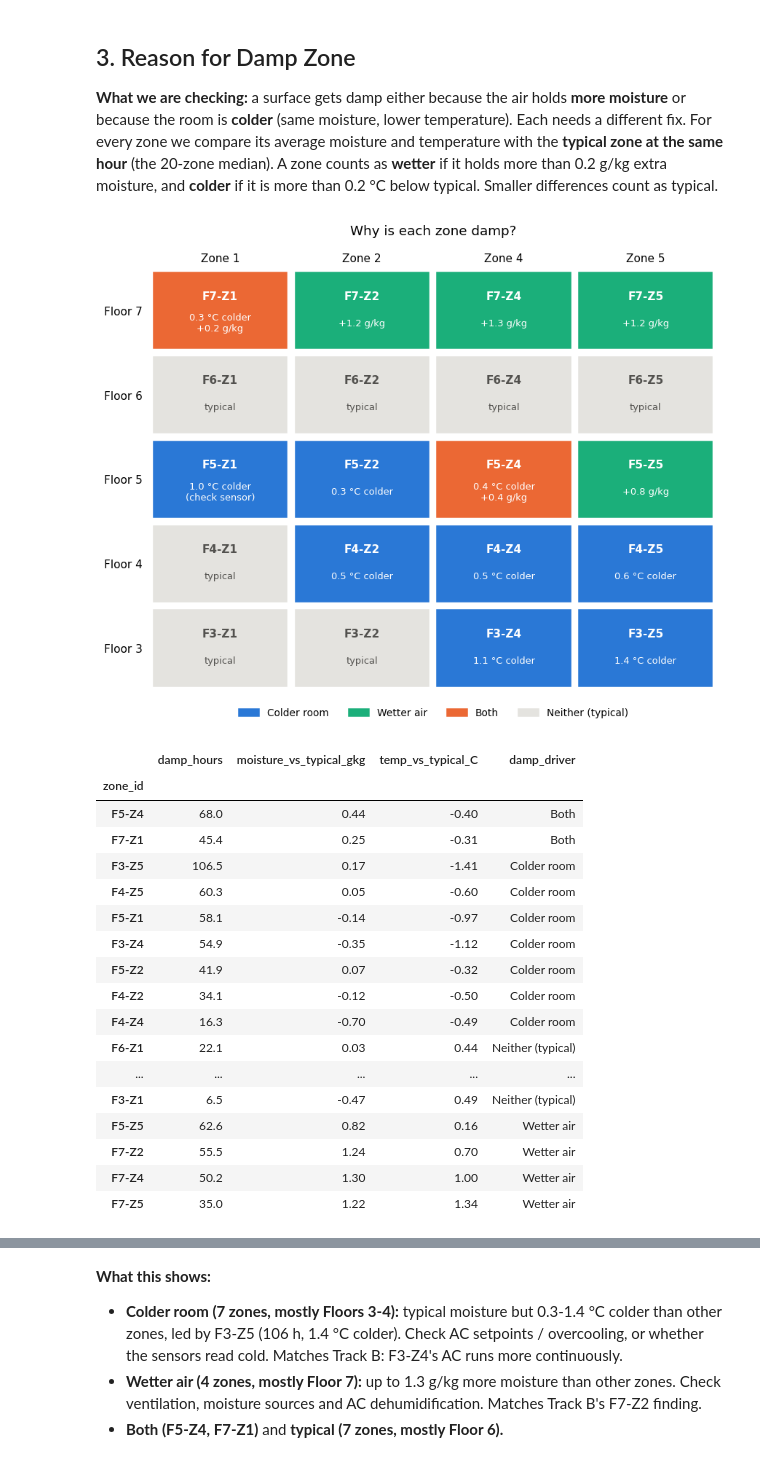
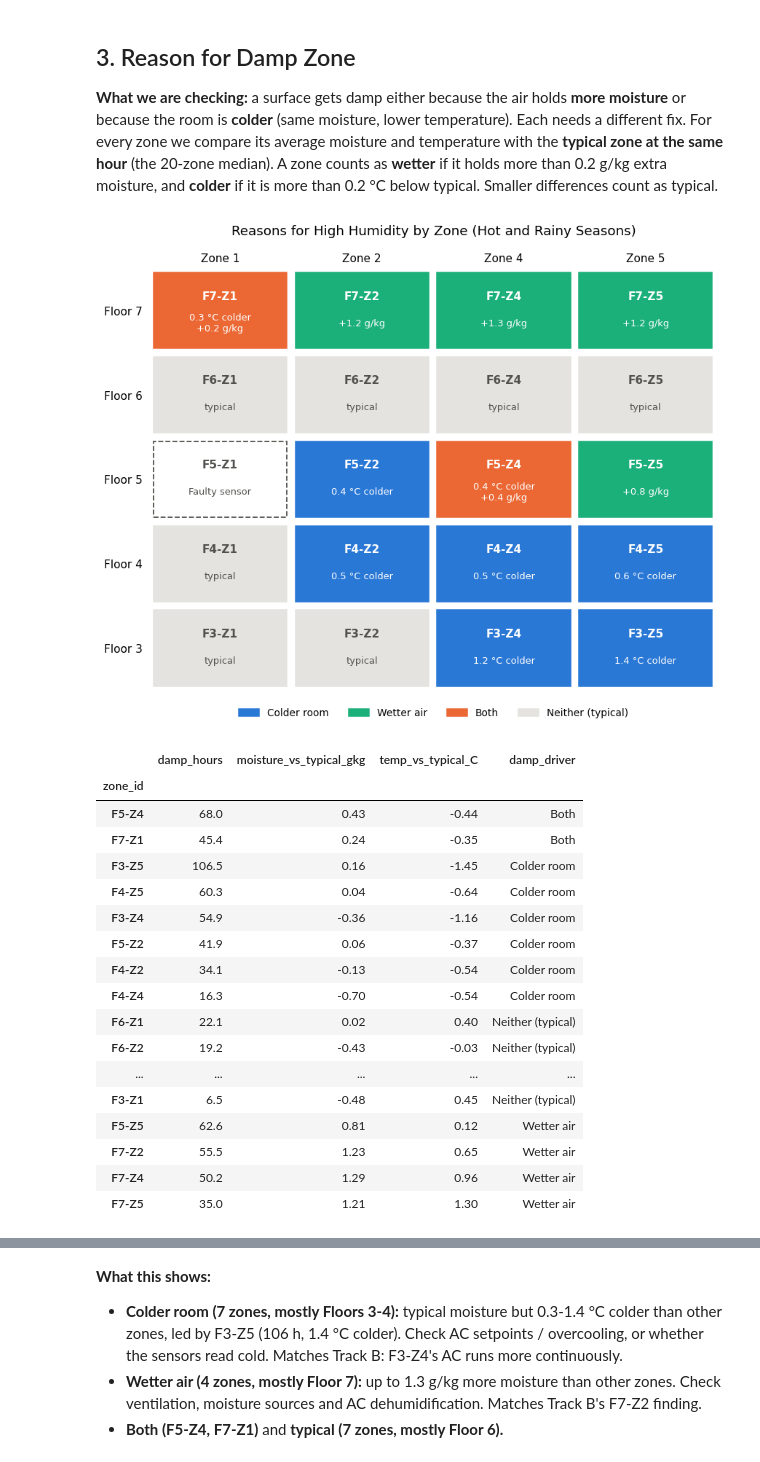
Before and after one commit to Panhchaknut11/SBA_BQ2, a Jupyter notebook: mould-ac-degradation/notebooks/bq2_humidity.ipynb, the cells around one changed output, grey strips where cells are left out. Cells and saved outputs as stored; diff of their text form; code cells hidden in the pictures.

```diff
--- a/mould-ac-degradation/notebooks/bq2_humidity.ipynb
+++ b/mould-ac-degradation/notebooks/bq2_humidity.ipynb
@@ -152,13 +127,14 @@ At 4 °C cooler, damp hours per week range 62-162 across all zones.
 **What we are checking:** a surface gets damp either because the air holds **more moisture** or because the room is **colder** (same moisture, lower temperature). Each needs a different fix. For every zone we compare its average moisture and temperature with the **typical zone at the same hour** (the 20-zone median). A zone counts as **wetter** if it holds more than 0.2 g/kg extra moisture, and **colder** if it is more than 0.2 °C below typical. Smaller differences count as typical.
 # %%
 # Is each zone damp because of wetter air or a colder room? Compare it with the typical zone at the same hour.
-v["typical_w"] = v.groupby("Date")["indoor_w_gkg"].transform("median")   # 20-zone median moisture
-v["typical_T"] = v.groupby("Date")["temp_C"].transform("median")         # 20-zone median temperature
+v_ok = v[~v["zone_id"].isin(suspect)].copy()                                   # F5-Z1 left out (faulty sensor)
+v_ok["typical_w"] = v_ok.groupby("Date")["indoor_w_gkg"].transform("median")   # 19-zone median moisture
+v_ok["typical_T"] = v_ok.groupby("Date")["temp_C"].transform("median")         # 19-zone median temperature
 drivers = pd.DataFrame({
-    "damp_hours": mould["time_of_wetness_h"],
-    "moisture_vs_typical_gkg": (v["indoor_w_gkg"] - v["typical_w"]).groupby(v["zone_id"]).mean(),
-    "temp_vs_typical_C": (v["temp_C"] - v["typical_T"]).groupby(v["zone_id"]).mean(),
+    "moisture_vs_typical_gkg": (v_ok["indoor_w_gkg"] - v_ok["typical_w"]).groupby(v_ok["zone_id"]).mean(),
+    "temp_vs_typical_C": (v_ok["temp_C"] - v_ok["typical_T"]).groupby(v_ok["zone_id"]).mean(),
 }).round(2)
+drivers.insert(0, "damp_hours", mould["time_of_wetness_h"])
 wetter = drivers["moisture_vs_typical_gkg"] > 0.2      # differences of 0.2 or less count as typical
 colder = drivers["temp_vs_typical_C"] < -0.2
 drivers["damp_driver"] = np.select([wetter & colder, wetter, colder], ["Both", "Wetter air", "Colder room"],
@@ -172,54 +148,58 @@ def reason(r):
     parts = []
     if r["temp_vs_typical_C"] < -0.2:
         parts.append(f"{-r['temp_vs_typical_C']:.1f} °C colder")
     if r["moisture_vs_typical_gkg"] > 0.2:
         parts.append(f"+{r['moisture_vs_typical_gkg']:.1f} g/kg")
     return "\n".join(parts) or "typical"
 
 fig, ax = plt.subplots(figsize=(8, 6.5))
 for i, f in enumerate(FLOORS):
     for j, zn in enumerate(ZONES):
         z = f"F{f}-Z{zn}"
+        if z not in drivers.index:                            # F5-Z1: faulty sensor, dashed white box
+            ax.add_patch(plt.Rectangle((j, -i), 0.94, 0.9, facecolor="white", edgecolor=INK,
+                                       linestyle="--", linewidth=1.2))
+            ax.text(j + 0.47, -i + 0.62, z, ha="center", va="center", fontsize=10, fontweight="bold", color=INK)
+            ax.text(j + 0.47, -i + 0.3, "Faulty sensor", ha="center", va="center", fontsize=8.5, color=INK)
+            continue
         r = drivers.loc[z]
-        color = DRIVER_COLOR[r["damp_driver"]]
-        ax.add_patch(plt.Rectangle((j, -i), 0.94, 0.9, color=color))
+        ax.add_patch(plt.Rectangle((j, -i), 0.94, 0.9, color=DRIVER_COLOR[r["damp_driver"]]))
         text_color = INK if r["damp_driver"] == "Neither (typical)" else "white"
         ax.text(j + 0.47, -i + 0.62, z, ha="center", va="center", fontsize=10, fontweight="bold", color=text_color)
-        note = reason(r) + ("\n(check sensor)" if z in suspect else "")
-        ax.text(j + 0.47, -i + 0.3, note, ha="center", va="center", fontsize=8.5, color=text_color)
+        ax.text(j + 0.47, -i + 0.3, reason(r), ha="center", va="center", fontsize=8.5, color=text_color)
 ax.set_xlim(-0.05, len(ZONES))
 ax.set_ylim(-len(FLOORS) + 0.95, 0.95)
 ax.set_xticks([j + 0.47 for j in range(len(ZONES))], [f"Zone {zn}" for zn in ZONES])
 ax.set_yticks([-i + 0.45 for i in range(len(FLOORS))], [f"Floor {f}" for f in FLOORS])
 ax.xaxis.tick_top()
 ax.tick_params(length=0)
 ax.grid(False)
 for s in ax.spines.values():
     s.set_visible(False)
-ax.set_title("Why is each zone damp?", loc="center", pad=30)
+ax.set_title("Reasons for High Humidity by Zone (Hot and Rainy Seasons)", loc="center", pad=30)
 ax.legend(handles=[Patch(color=c, label=d) for d, c in DRIVER_COLOR.items()], loc="upper center",
           bbox_to_anchor=(0.5, -0.02), ncol=4, frameon=False, fontsize=9)
 fig.tight_layout()
 fig.savefig(OUT_DIR / "damp_drivers.png", bbox_inches="tight")
 plt.show()
 drivers.sort_values(["damp_driver", "damp_hours"], ascending=[True, False])
 # %% [output]
-[figure, old version]
+[figure, new version]
 |  | damp_hours | moisture_vs_typical_gkg | temp_vs_typical_C | damp_driver |
 | zone_id |  |  |  |  |
-| F5-Z4 | 68.0 | 0.44 | -0.40 | Both |
-| F7-Z1 | 45.4 | 0.25 | -0.31 | Both |
-| F3-Z5 | 106.5 | 0.17 | -1.41 | Colder room |
-| F4-Z5 | 60.3 | 0.05 | -0.60 | Colder room |
-| F5-Z1 | 58.1 | -0.14 | -0.97 | Colder room |
-| F3-Z4 | 54.9 | -0.35 | -1.12 | Colder room |
-| F5-Z2 | 41.9 | 0.07 | -0.32 | Colder room |
-| F4-Z2 | 34.1 | -0.12 | -0.50 | Colder room |
-| F4-Z4 | 16.3 | -0.70 | -0.49 | Colder room |
-| F6-Z1 | 22.1 | 0.03 | 0.44 | Neither (typical) |
+| F5-Z4 | 68.0 | 0.43 | -0.44 | Both |
+| F7-Z1 | 45.4 | 0.24 | -0.35 | Both |
+| F3-Z5 | 106.5 | 0.16 | -1.45 | Colder room |
+| F4-Z5 | 60.3 | 0.04 | -0.64 | Colder room |
+| F3-Z4 | 54.9 | -0.36 | -1.16 | Colder room |
+| F5-Z2 | 41.9 | 0.06 | -0.37 | Colder room |
+| F4-Z2 | 34.1 | -0.13 | -0.54 | Colder room |
+| F4-Z4 | 16.3 | -0.70 | -0.54 | Colder room |
+| F6-Z1 | 22.1 | 0.02 | 0.40 | Neither (typical) |
+| F6-Z2 | 19.2 | -0.43 | -0.03 | Neither (typical) |
 | ... | ... | ... | ... | ... |
-| F3-Z1 | 6.5 | -0.47 | 0.49 | Neither (typical) |
-| F5-Z5 | 62.6 | 0.82 | 0.16 | Wetter air |
-| F7-Z2 | 55.5 | 1.24 | 0.70 | Wetter air |
-| F7-Z4 | 50.2 | 1.30 | 1.00 | Wetter air |
-| F7-Z5 | 35.0 | 1.22 | 1.34 | Wetter air |
+| F3-Z1 | 6.5 | -0.48 | 0.45 | Neither (typical) |
+| F5-Z5 | 62.6 | 0.81 | 0.12 | Wetter air |
+| F7-Z2 | 55.5 | 1.23 | 0.65 | Wetter air |
+| F7-Z4 | 50.2 | 1.29 | 0.96 | Wetter air |
+| F7-Z5 | 35.0 | 1.21 | 1.30 | Wetter air |
```
Also changed, not shown: parts of 6 cells of this notebook, 10 other files.
